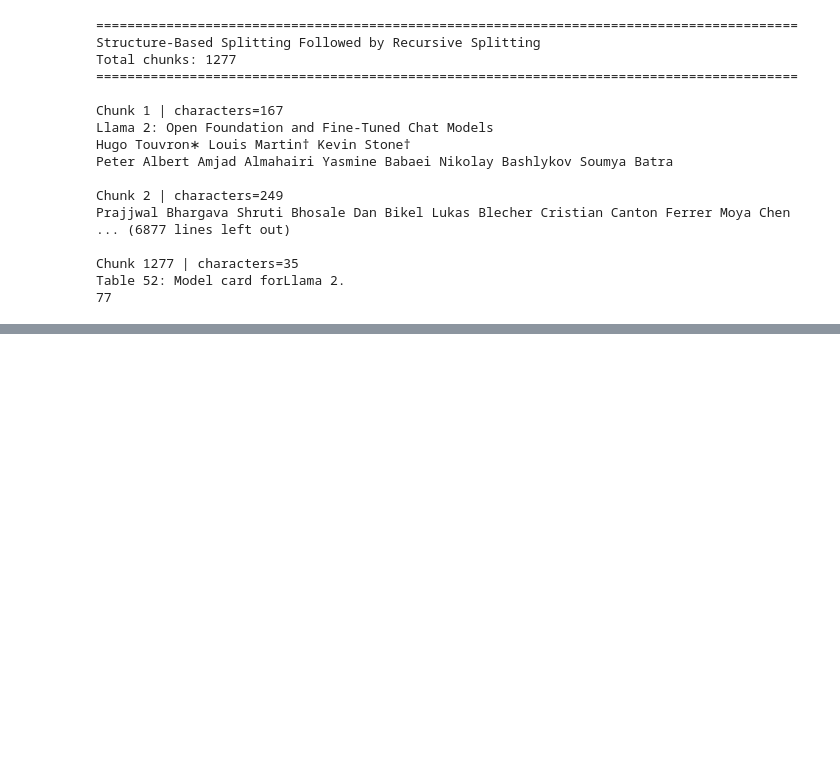
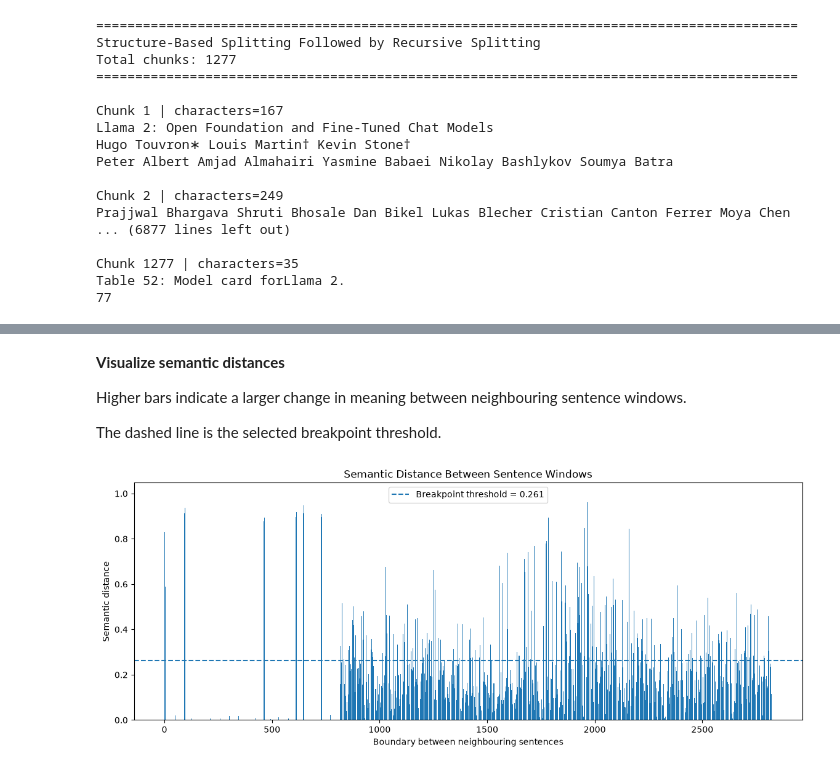
Before and after one commit to Rakesh5699/Gen-AI_notes, a Jupyter notebook: 10_Rag/05_Chunking/01_Chunking_Methods.ipynb, the cells around one changed output, grey strips where cells are left out. Saved outputs shown, nothing was run; the diff lists cells and outputs as text; code cells hidden in the pictures; blank space fills up the shorter version.

```diff
--- a/10_Rag/05_Chunking/01_Chunking_Methods.ipynb
+++ b/10_Rag/05_Chunking/01_Chunking_Methods.ipynb
@@ -775,0 +798,11 @@ Table 52: Model card forLlama 2.
+# %%
+def create_sentence_windows(sentences: list[str], buffer_size: int = 1,) -> list[str]:
+
+    windows = []
+
+    for index in range(len(sentences)):
+        start = max(0, index - buffer_size)
+        end = min(len(sentences), index + buffer_size + 1)
+        windows.append(" ".join(sentences[start:end]))
+
+    return windows
@@ -775,0 +914,6 @@ Table 52: Model card forLlama 2.
+# %%
+semantic_chunks, semantic_analysis, embedding_method = semantic_chunking(
+    text=document,
+    breakpoint_percentile=75,
+    buffer_size=1,
+)
@@ -775,0 +962,29 @@ Table 52: Model card forLlama 2.
+# %% [markdown]
+**Visualize semantic distances**
+
+Higher bars indicate a larger change in meaning between neighbouring sentence windows.
+
+The dashed line is the selected breakpoint threshold.
+# %%
+import matplotlib.pyplot as plt
+
+if not semantic_analysis.empty:
+    threshold = semantic_analysis.attrs["threshold"]
+
+    plt.figure(figsize=(14, 5))
+    plt.bar(
+        range(len(semantic_analysis)),
+        semantic_analysis["distance"],
+    )
+    plt.axhline(
+        threshold,
+        linestyle="--",
+        label=f"Breakpoint threshold = {threshold:.3f}",
+    )
+    plt.xlabel("Boundary between neighbouring sentences")
+    plt.ylabel("Semantic distance")
+    plt.title("Semantic Distance Between Sentence Windows")
+    plt.legend()
+    plt.show()
+# %% [output]
+[figure, added]
```
Also changed, not shown: parts of 16 cells of this notebook, 29 other files.
